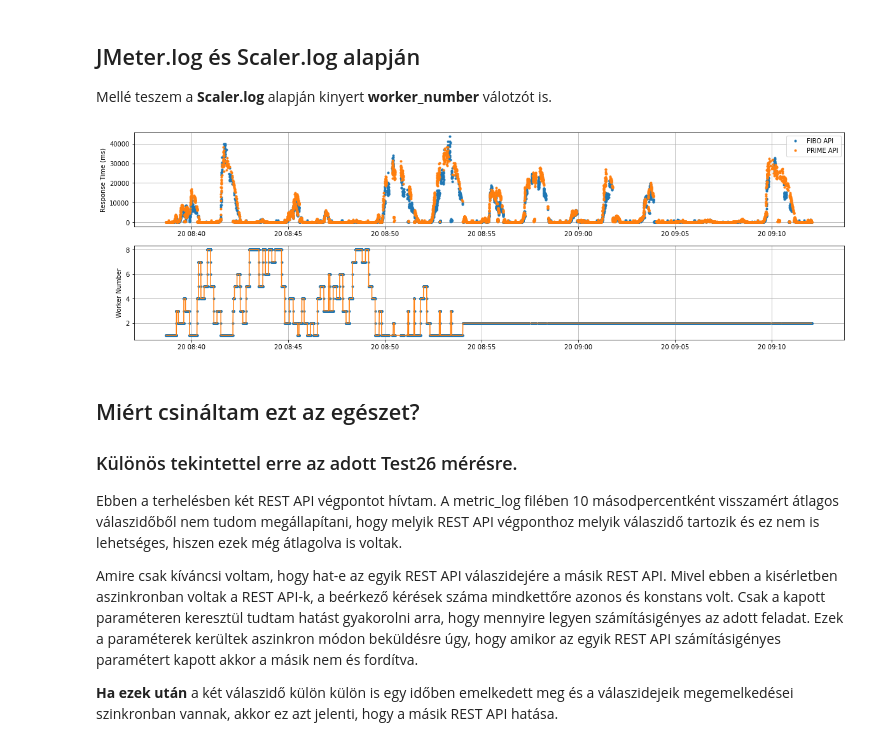
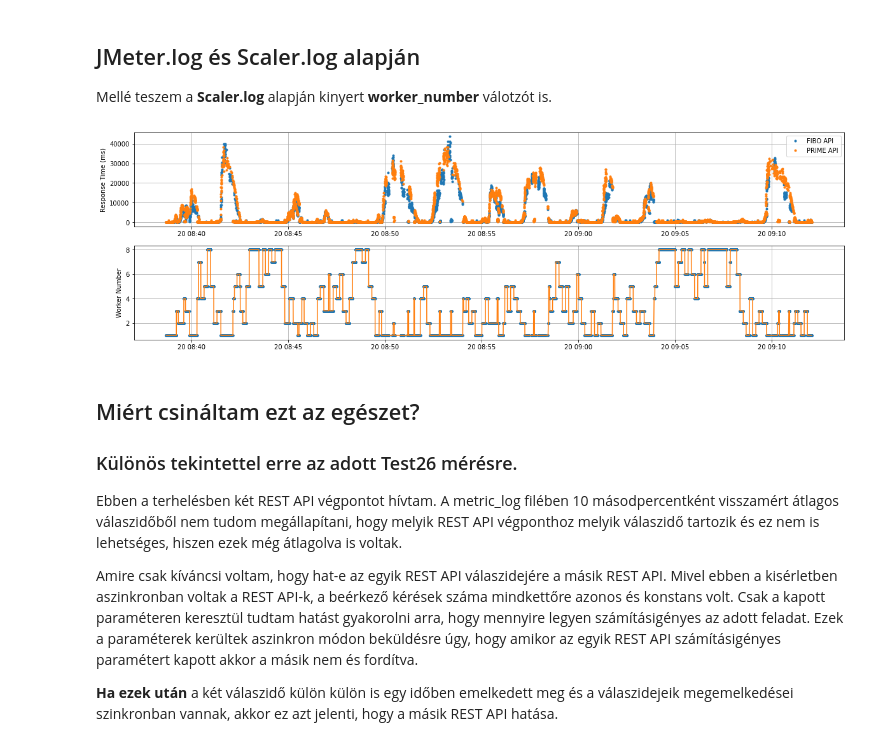
Before and after one commit to JoDeMiro/Scaler, a Jupyter notebook: Train/Train24/JMeter_Reader.ipynb, the cells around one changed output. Cells and saved outputs as stored; diff of their text form; code cells hidden in the pictures.

```diff
--- a/Train/Train24/JMeter_Reader.ipynb
+++ b/Train/Train24/JMeter_Reader.ipynb
@@ -1094,25 +1198,25 @@ plt.show()
 ## JMeter.log és Scaler.log alapján
 
 Mellé teszem a **Scaler.log** alapján kinyert **worker_number** válotzót is.
-# %%
-fig, (ax0, ax1) = plt.subplots(2, 1, figsize=(20, 6))
-
-ax0.plot(FIBO['date'], FIBO['Latency'], marker='.', linewidth=0, label='FIBO API')
-ax0.plot(PRIME['date'], PRIME['Latency'], marker='.', linewidth=0, label='PRIME API')
-ax0.set_ylabel('Response Time (ms)')
-ax0.grid(b='on')
-ax0.legend()
-# ax0.tick_params(axis='x', rotation=90)
-
-# Másodperc alapú átlag (jo) -> ez kell majd nekem
-ax1.plot(jf['date'], jf['sf_vm'], marker='.', linewidth=0)
-ax1.plot(jf['date'], jf['sf_vm'])
-ax1.set_ylabel('Worker Number')
-ax1.grid(b='on')
-# ax1.tick_params(axis='x', rotation=90)
-plt.show()
-# %% [output]
-[figure, removed]
+# %%
+fig, (ax0, ax1) = plt.subplots(2, 1, figsize=(20, 6))
+
+ax0.plot(FIBO['date'], FIBO['Latency'], marker='.', linewidth=0, label='FIBO API')
+ax0.plot(PRIME['date'], PRIME['Latency'], marker='.', linewidth=0, label='PRIME API')
+ax0.set_ylabel('Response Time (ms)')
+ax0.grid(b='on')
+ax0.legend()
+# ax0.tick_params(axis='x', rotation=90)
+
+# Másodperc alapú átlag (jo) -> ez kell majd nekem
+ax1.plot(af['date'], af['sf_vm'], marker='.', linewidth=0)
+ax1.plot(af['date'], af['sf_vm'])
+ax1.set_ylabel('Worker Number')
+ax1.grid(b='on')
+# ax1.tick_params(axis='x', rotation=90)
+plt.show()
+# %% [output]
+[figure, added]
 # %% [markdown]
 ## Miért csináltam ezt az egészet?
 
```
Also changed, not shown: parts of 12 cells of this notebook, 9 other files.
